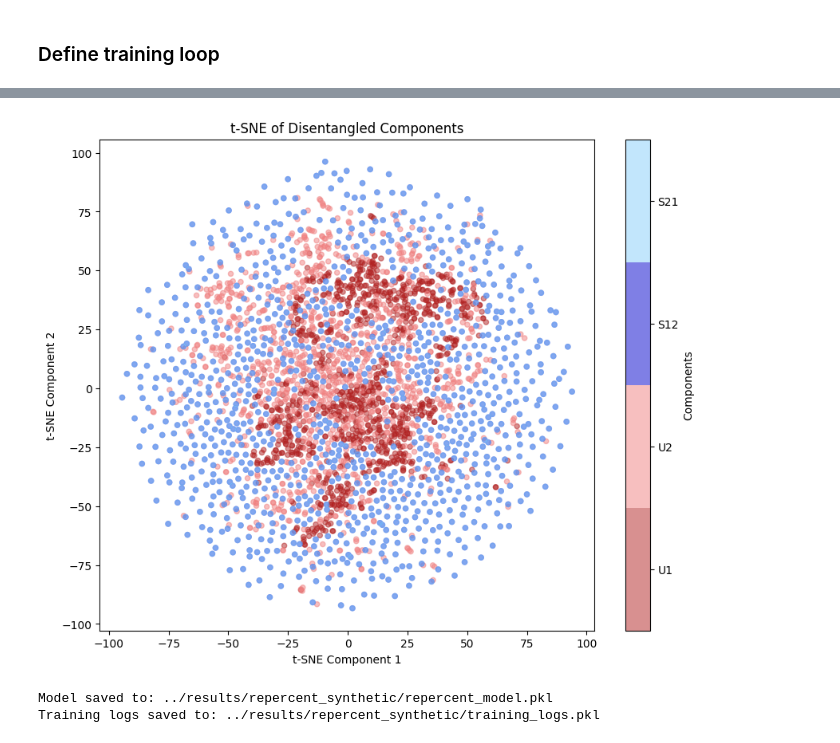
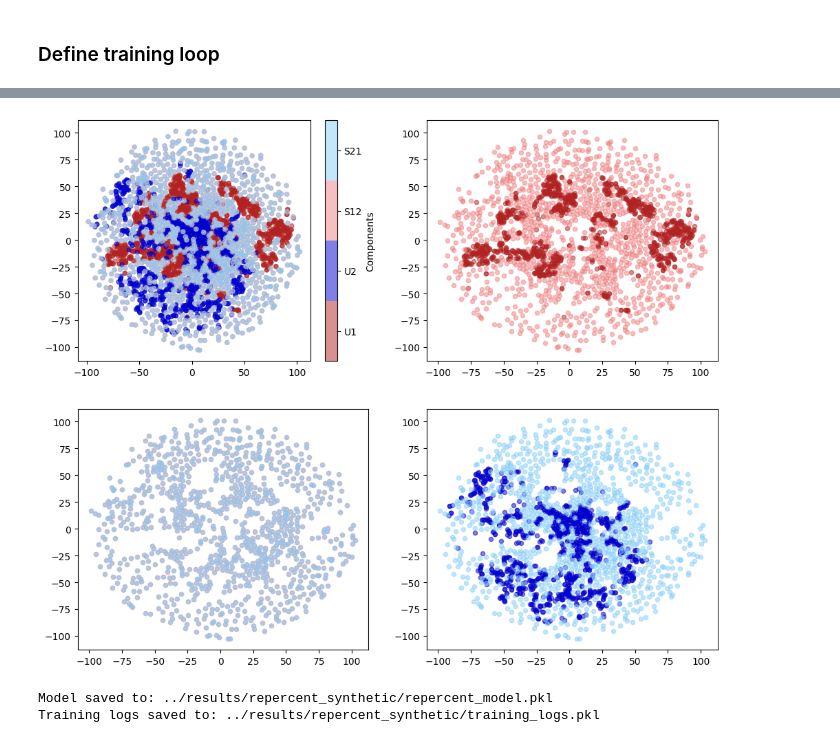
Before and after one commit to Vascorn/RePercENT, a Jupyter notebook: notebooks/repercent_synthetic.ipynb, the cells around one changed output, grey strips where cells are left out. Cells and saved outputs as stored; diff of their text form; code cells hidden in the pictures.

```diff
--- a/notebooks/repercent_synthetic.ipynb
+++ b/notebooks/repercent_synthetic.ipynb
@@ -32,7 +35,7 @@ print(f"Using device: {device}")
 # %% [output]
 Using device: cuda
 # %%
-N_data = 100000
+N_data = int(1e6)
 latent_dim = {'Zs': 32, 'Z1': 32, 'Z2': 32}
 mod_type= "random"  # "rbf", "random", "identity"
 t1, t2 = 5, 10
@@ -80,7 +83,7 @@ INPUT_AXIS = 1
 LATENT_HEADS = 1
 NUM_LATENTS = 2 # number of latent vectors, i.e. the number of disentangled factors to extract
 LATENT_DIM = 32
-CROSS_HEADS = 4
+CROSS_HEADS = 2
 POS_ENCODING= True
 
 
@@ -130,7 +133,7 @@ INPUT_AXIS = 1 # input axis = time points of modality 2
 LATENT_HEADS = 1
 NUM_LATENTS = 2 # number of latent vectors, i.e. the number of disentangled factors to extract
 LATENT_DIM = 32
-CROSS_HEADS = 4
+CROSS_HEADS = 2
 POS_ENCODING= True
 
 
@@ -211,0 +217,4 @@ Original Data Modality 1: tensor([-2.2441e-02,  2.9429e-02, -1.0122e-02,  7.3835
+# %%
+test_size = 0.2
+train_size = int((1 - test_size) * len(dataset))
+train_dataset, test_dataset = random_split(dataset, [train_size, len(dataset) - train_size])
@@ -318,10 +518,11 @@ import matplotlib.pyplot as plt
 import numpy as np
 from mpl_toolkits.mplot3d import Axes3D
 from matplotlib.colors import ListedColormap
-
+import pickle as pkl
 
 # Extract the disentangled components from the trained model
 model.eval()
+
 
 # Use a batch from the dataset for visualization
 dataloader_viz = DataLoader(dataset, batch_size=1000, shuffle=False)
@@ -330,45 +531,60 @@ data_m1_viz, data_m2_viz, _, _, _ = next(iter(dataloader_viz))
 data_m1_viz = data_m1_viz.to(device)
 data_m2_viz = data_m2_viz.to(device)
 
 # Forward pass to extract disentangled components
 with torch.no_grad():
     outputs_viz = model(data_m1_viz, data_m2_viz)
 
     # Extract components
     z_1 = outputs_viz['Z1'][0].cpu().numpy()  # Unique component from modality 1
     z_2 = outputs_viz['Z2'][0].cpu().numpy()  # Unique component from modality 2
     s_12 = outputs_viz['Z1'][1].cpu().numpy() # shared component from modality 1
     s_21 = outputs_viz['Z2'][1].cpu().numpy() # shared component from modality 2
 
-    labels = [0] * z_1.shape[0] + [1] * z_2.shape[0] + s_12.shape[0] * [2] + s_21.shape[0] * [3]
+    size = z_1.shape[0]
+
+    labels = [0] * size + [1] * size + size * [2] + size * [3]
 
     # t-SNE 2D visualization
     # Concatenate all components for t-SNE
     concat = np.concatenate([z_1, z_2, s_12, s_21], axis=0)
 
     # t-SNE 2D visualization
-    tsne = TSNE(n_components=2, random_state=42, perplexity=30)
-    tsne_result = tsne.fit_transform(concat)
+    best_kl = float('inf')
+    best_tsne = None
+    for i in range(10):
+        tsne = TSNE(n_components=2, random_state= i, perplexity=20)
+        tsne.fit(concat)
+        temp_kl = tsne.kl_divergence_
+        if temp_kl < best_kl:
+            best_kl = temp_kl
+            best_tsne = tsne
+    tsne_result = best_tsne.fit_transform(concat)
 
-    plt.figure(figsize=(10, 8))
-    colors = ['#b22222', '#f08080', '#0000cd', '#87cefa']  # dark red, light red, dark blue, light blue
-
+    fig, ax = plt.subplots(2, 2, figsize=(12, 10))
+    colors = ['#b22222', '#0000cd', '#f08080', '#87cefa']  # dark red, light red, dark blue, light blue
 
     # Create colormap
     cmap = ListedColormap(colors)
-    scatter3 = plt.scatter(tsne_result[:, 0], tsne_result[:, 1], c=labels, cmap= cmap, alpha=0.5, s= 20)
+    scatter3 = ax[0, 0].scatter(tsne_result[:, 0], tsne_result[:, 1], c=labels, cmap= cmap, alpha=0.5, s= 20)
 
     # Discrete colorbar for four labels
-    cbar = plt.colorbar(scatter3, ticks=[0, 1, 2, 3], boundaries=[-0.5, 0.5, 1.5, 2.5, 3.5])
+    cbar = fig.colorbar(scatter3, ax=ax[0, 0], ticks=[0, 1, 2, 3], boundaries=[-0.5, 0.5, 1.5, 2.5, 3.5])
     cbar.set_label('Components')
     cbar.set_ticklabels(['U1', 'U2', 'S12', 'S21'])
 
-    plt.title('t-SNE of Disentangled Components')
-    plt.xlabel('t-SNE Component 1')
-    plt.ylabel('t-SNE Component 2')
+    ax[0, 1].scatter(tsne_result[:size, 0], tsne_result[:size, 1], c= colors[0], label='U1', alpha=0.5, s=20)
+    ax[0, 1].scatter(tsne_result[2*size:3*size, 0], tsne_result[2*size:3*size, 1], c=colors[2], label='S12', alpha=0.5, s=20)
+
+
+    ax[1, 1].scatter(tsne_result[size:2*size, 0], tsne_result[size:2*size, 1], c= colors[1], label='U2', alpha=0.5, s=20)
+    ax[1, 1].scatter(tsne_result[3*size:, 0], tsne_result[3*size:, 1], c=colors[3], label='S21', alpha=0.5, s=20)
+
+    ax[1, 0].scatter(tsne_result[2*size:3*size, 0], tsne_result[2*size:3*size, 1], c=colors[2], label='S12', alpha=0.5, s=20)
+    ax[1, 0].scatter(tsne_result[3*size:, 0], tsne_result[3*size:, 1], c=colors[3], label='S21', alpha=0.5, s=20)
     plt.show()
 # %% [output]
-[figure, old version]
+[figure, new version]
 # %%
 import pickle
 
```
Also changed, not shown: parts of 12 cells of this notebook, 2 other files.
